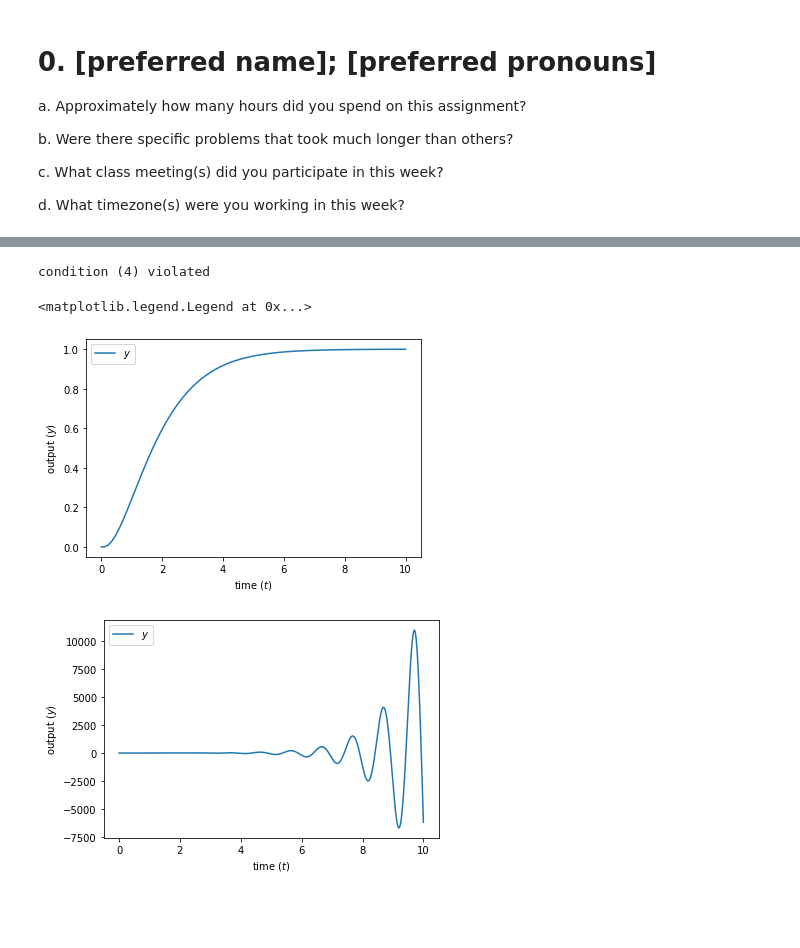
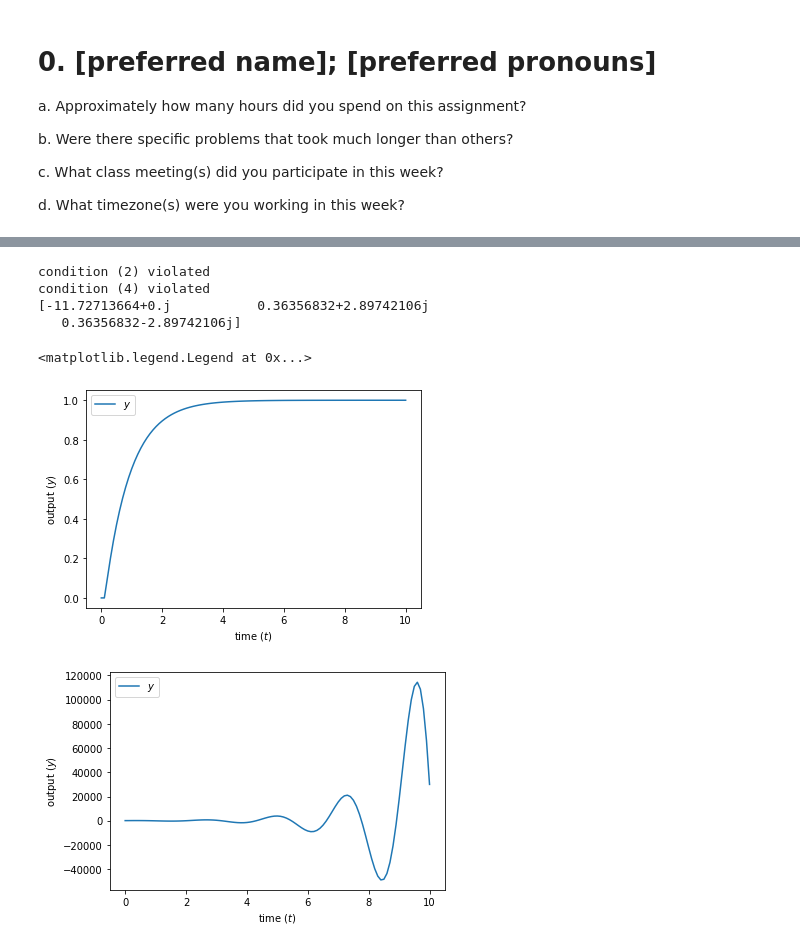
Before and after one commit to JGSuw/ee447_hw_solutions_public, a Jupyter notebook: 447_hw3_solution.ipynb, the cells around one changed output, grey strips where cells are left out. Cells and saved outputs as stored; diff of their text form; code cells hidden in the pictures; blank space fills up the shorter version.

```diff
--- a/447_hw3_solution.ipynb
+++ b/447_hw3_solution.ipynb
@@ -245,7 +246,9 @@ eigenvalue, _ = np.linalg.eig(A)
 print(eigenvalue)
 
 B = np.array([[0],
-              [k_i*b]])
+              [1]])
+
+C = np.array([[k_i, k_p*b]])
 
 def f(t,x,u):
   #x1,x2 = x
@@ -257,12 +260,13 @@ dt = 1e-2
 y0 = np.array([0, 0])
 
 # simulation time−−
-t = 10
+t = 5
 
 
-time_, y_ = numerical_simulation(f,t,y0,dt=dt,ut=lambda t : 1)
+time_, x_ = numerical_simulation(f,t,y0,dt=dt,ut=lambda t : 1)
 
-y, dy = y_[:,0], y_[:,1]
+y = np.dot(x_,  C.T)
+
 
 plt.figure()
 plt.plot(time_, y,label=r'$y$') # label this line for inclusion in a legend
@@ -350,14 +357,16 @@ A = np.array([[0, 1, 0],
 
 B = np.array([[0],
               [0],
-              [k_i*b/T]])
+              [1]])
+
+C = np.array([[k_i*b/T, k_p*b/T,0]])
 
 def f(t,x,u):
   #x1,x2 = x
   y = np.squeeze(np.dot(x, A.T) + u * B.T)
   return y
 
-dt = 1e-2
+dt = 1e-1
 # initial condition
 y0 = np.array([0, 0, 0])
 
@@ -365,9 +374,9 @@ y0 = np.array([0, 0, 0])
 t = 10
 
 
-time_, y_ = numerical_simulation(f,t,y0,dt=dt,ut=lambda t : 1)
+time_, x_ = numerical_simulation(f,t,y0,dt=dt,ut=lambda t : 1)
 
-y, dy, ddy = y_[:,0], y_[:,1], y_[:,2]
+y = np.dot(x_,  C.T)
 
 plt.figure()
 plt.plot(time_, y,label=r'$y$') # label this line for inclusion in a legend
@@ -379,8 +388,8 @@ plt.legend() # adds legend using label's specified in plot(...) commands
 a = 1
 b = 1
 
-k_i = 50
-k_p = 1
+k_i = 10
+k_p = -1
 
 T = 0.1
 
@@ -396,40 +405,48 @@ if (1/T + a)*(a+k_p*b) <= b* k_i :
 
 
 A = np.array([[0, 1, 0],
               [0, 0, 1],
               [-k_i*b/T, -(a+k_p*b)/T, -(a*T + 1)/T]])
 
+eigenvalue, _ = np.linalg.eig(A)
+print(eigenvalue)
+
 B = np.array([[0],
               [0],
-              [k_i*b/T]])
+              [1]])
+
+C = np.array([[k_i*b/T, k_p*b/T,0]])
 
 def f(t,x,u):
   #x1,x2 = x
   y = np.squeeze(np.dot(x, A.T) + u * B.T)
   return y
 
-dt = 1e-2
+dt = 1e-1
 # initial condition
-y0 = np.array([0, 0, 0])
+y0 = np.array([1, 1, 1])
 
 # simulation time−−
 t = 10
 
 
-time_, y_ = numerical_simulation(f,t,y0,dt=dt,ut=lambda t : 1)
+time_, x_ = numerical_simulation(f,t,y0,dt=dt,ut=lambda t : 1)
 
-y, dy, ddy = y_[:,0], y_[:,1], y_[:,2]
+y = np.dot(x_,  C.T)
 
 plt.figure()
 plt.plot(time_, y,label=r'$y$') # label this line for inclusion in a legend
 plt.xlabel(r'time ($t$)')
 plt.ylabel(r'output ($y$)')
 plt.legend() # adds legend using label's specified in plot(...) commands
 # %% [output]
+condition (2) violated
 condition (4) violated
+[-11.72713664+0.j           0.36356832+2.89742106j
+   0.36356832-2.89742106j]
 <matplotlib.legend.Legend at 0x...>
-[figure, old version]
+[figure, new version]
-[figure, old version]
+[figure, new version]
 # %% [markdown]
 # 2. spring-mass-damper a deux
 Consider the following spring-mass-damper system:
```
Also changed, not shown: parts of 3 cells of this notebook.
